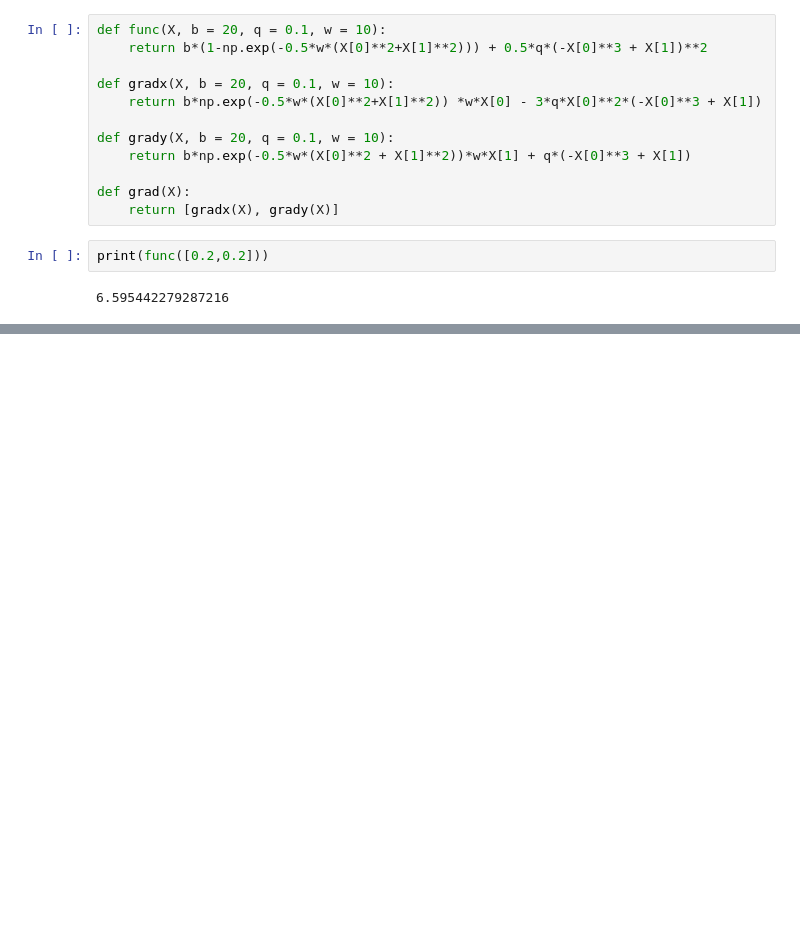
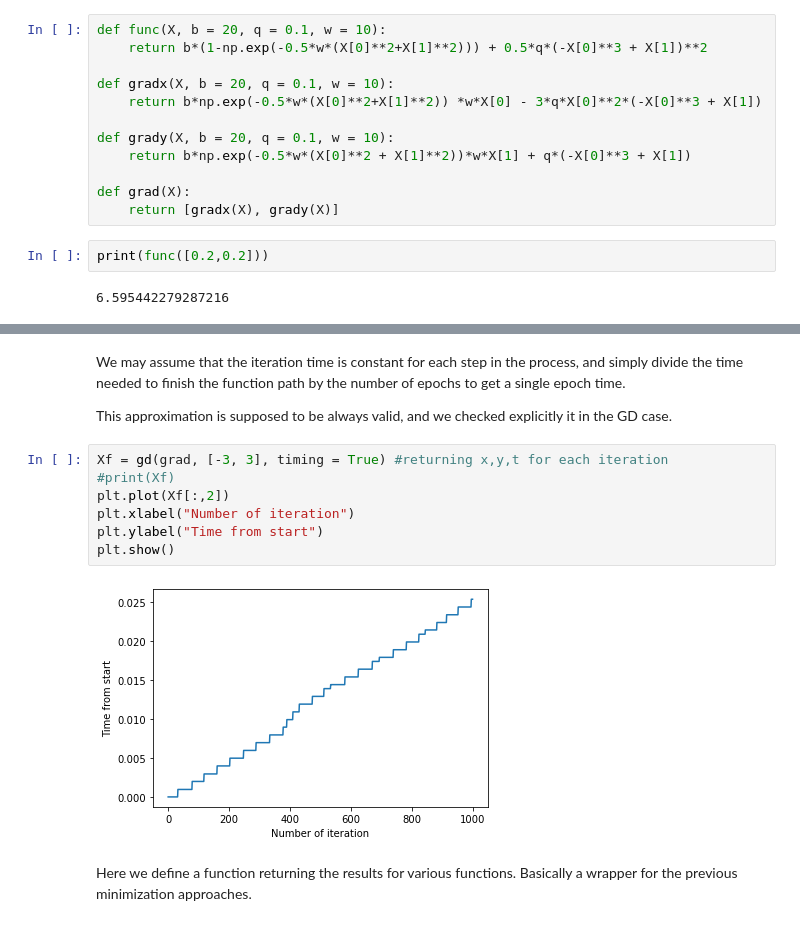
Before and after one commit to LorenzoBuriola/LoCP_moduleB, a Jupyter notebook: Ex_week01.ipynb, the cells around one changed output, grey strips where cells are left out. Saved outputs shown, nothing was run; the diff lists cells and outputs as text; blank space fills up the shorter version.

```diff
--- a/Ex_week01.ipynb
+++ b/Ex_week01.ipynb
@@ -259,0 +132,15 @@ Minimize with eta = 0.01
+# %% [markdown]
+We may assume that the iteration time is constant for each step in the process, and simply divide the time needed to finish the function path by the number of epochs to get a single epoch time.
+
+This approximation is supposed to be always valid, and we checked explicitly it in the GD case.
+# %%
+Xf = gd(grad, [-3, 3], timing = True) #returning x,y,t for each iteration
+#print(Xf)
+plt.plot(Xf[:,2])
+plt.xlabel("Number of iteration")
+plt.ylabel("Time from start")
+plt.show()
+# %% [output]
+[figure, added]
+# %% [markdown]
+Here we define a function returning the results for various functions.  Basically a wrapper for the previous minimization approaches.
```
Also changed, not shown: parts of 38 cells of this notebook.
